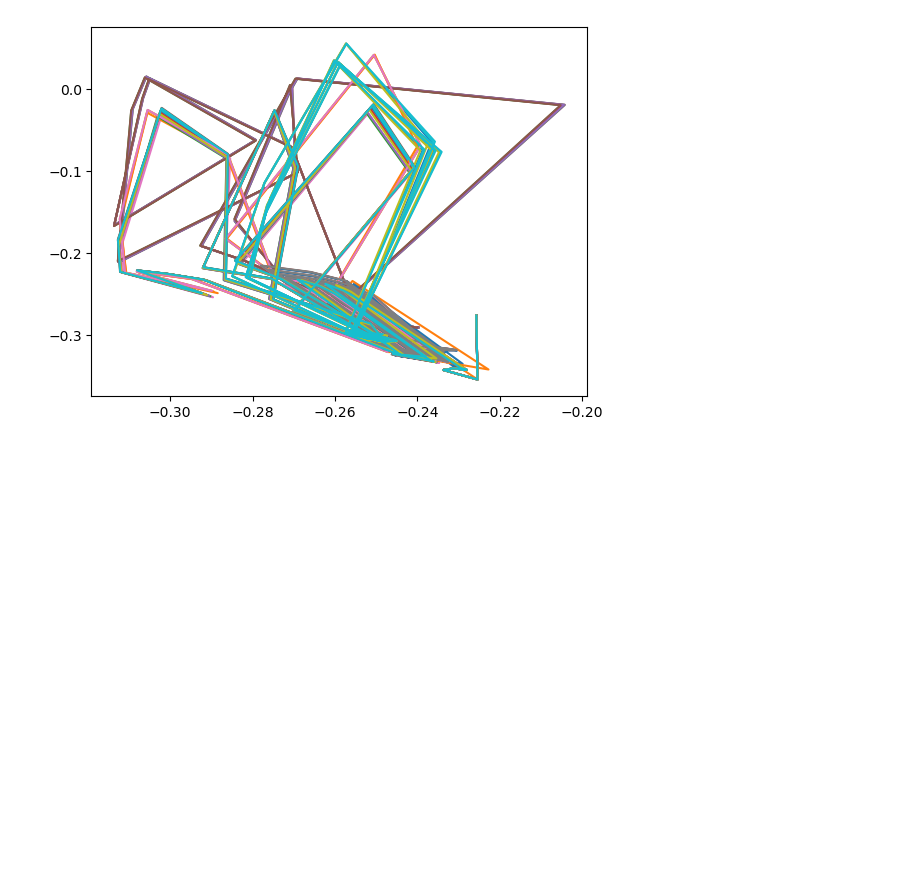
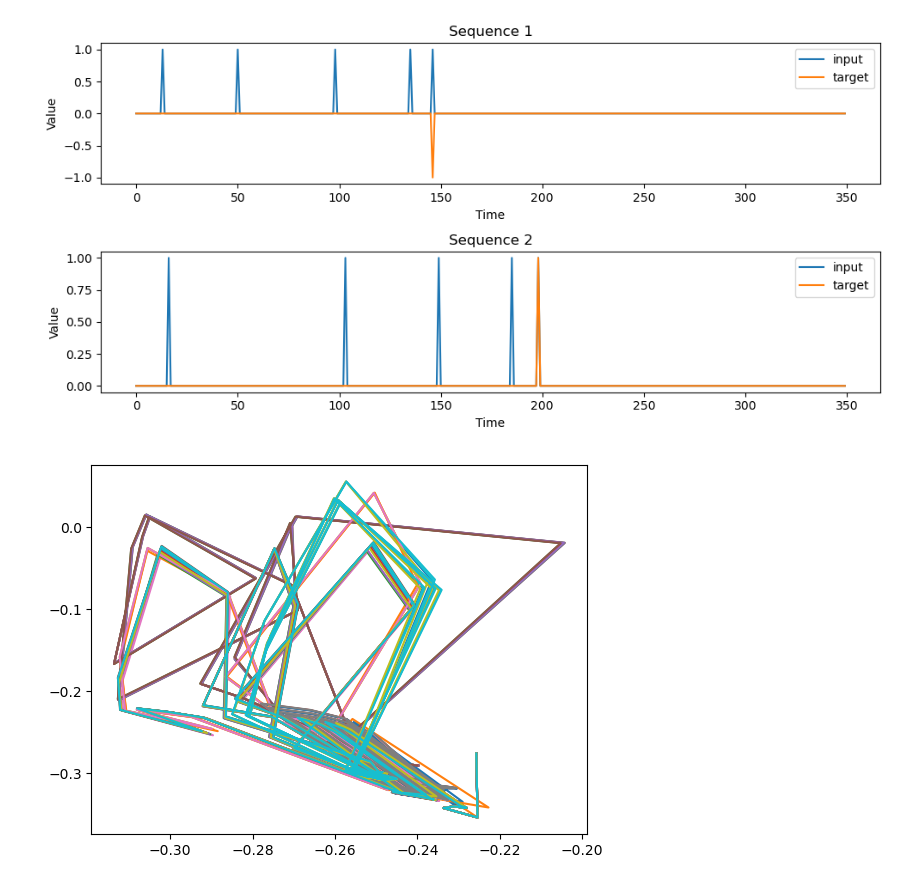
Before and after one commit to gerome-andry/RNN-dynamics, a Jupyter notebook: test.ipynb, the cells around one changed output. Drawn from its saved outputs; the diff is of its cells as text; code cells hidden in the pictures; blank space fills up the shorter version.

Commit message:
interval comparison task

```diff
--- a/test.ipynb
+++ b/test.ipynb
@@ -45,3 +47,9 @@ in_s, t_s = IntervalProductionTask.get_batch(1)
+# %%
+in_s, t_s = IntervalComparisonTask.get_batch(2)
+
+IntervalComparisonTask.plot_sequences(in_s,t_s)
+# %% [output]
+[figure, added]
 # %%
 class LayerNorm(nn.Module):
     def __init__(self, dim, eps = 1e-5):
```
Also changed, not shown: parts of 3 cells of this notebook, 2 other files.
